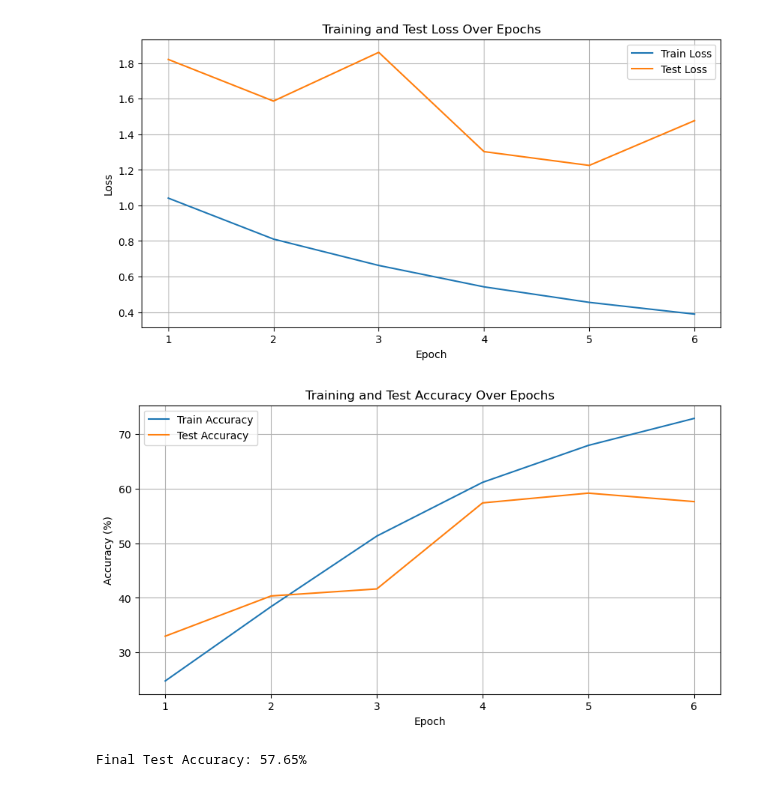
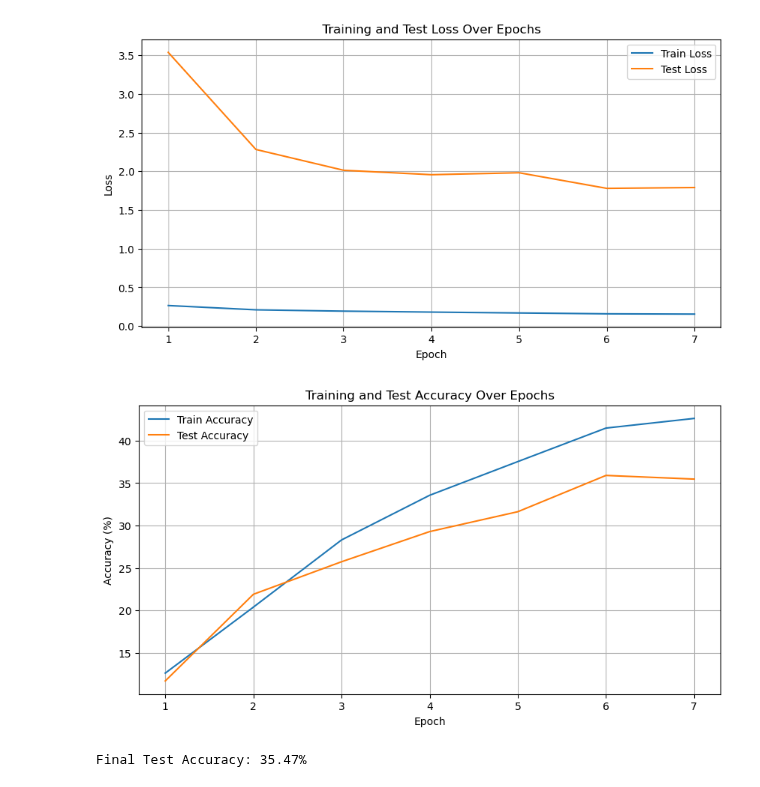
Before and after one commit to MARCI-UTK/EDS4AI, a Jupyter notebook: FCNN/Testing.ipynb, the cells around one changed output. Saved outputs shown, nothing was run; the diff lists cells and outputs as text; code cells hidden in the pictures.

```diff
--- a/FCNN/Testing.ipynb
+++ b/FCNN/Testing.ipynb
@@ -16,38 +4,0 @@ Training Finished!
-# %%
-import matplotlib.pyplot as plt
-
-num_epochs = 6
-
-train_loss_list = tr_l
-train_acc_list = tr_ac
-test_loss_list = te_l
-test_acc_list = te_ac
-
-
-plt.figure(figsize=(10,5))
-plt.plot(range(1, num_epochs+1), train_loss_list, label='Train Loss')
-plt.plot(range(1, num_epochs+1), test_loss_list, label='Test Loss')
-plt.xlabel('Epoch')
-plt.ylabel('Loss')
-plt.title('Training and Test Loss Over Epochs')
-plt.legend()
-plt.grid()
-plt.show()
-
-# Plot accuracy curves
-plt.figure(figsize=(10,5))
-plt.plot(range(1, num_epochs+1), train_acc_list, label='Train Accuracy')
-plt.plot(range(1, num_epochs+1), test_acc_list, label='Test Accuracy')
-plt.xlabel('Epoch')
-plt.ylabel('Accuracy (%)')
-plt.title('Training and Test Accuracy Over Epochs')
-plt.legend()
-plt.grid()
-plt.show()
-
-# Print final test accuracy
-print(f"Final Test Accuracy: {test_acc_list[-1]:.2f}%")
-# %% [output]
-[figure, removed]
-[figure, removed]
-Final Test Accuracy: 57.65%
@@ -53,0 +9,8 @@ Final Test Accuracy: 57.65%
+# %%
+from ViewExperiment import ViewExperiment
+
+ViewExperiment('disimilarity', 5, 0.1)
+# %% [output]
+[figure, added]
+[figure, added]
+Final Test Accuracy: 35.47%
```
Also changed, not shown: parts of 2 cells of this notebook, 1 other file.
